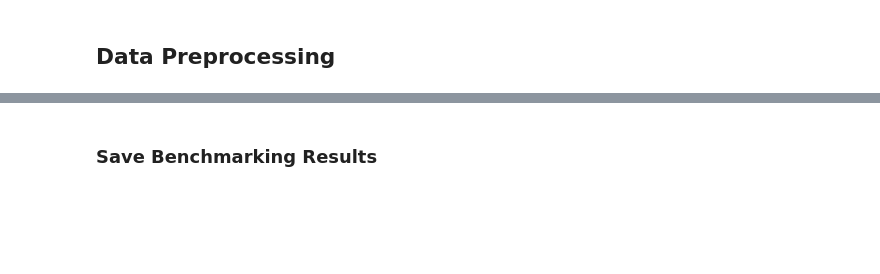
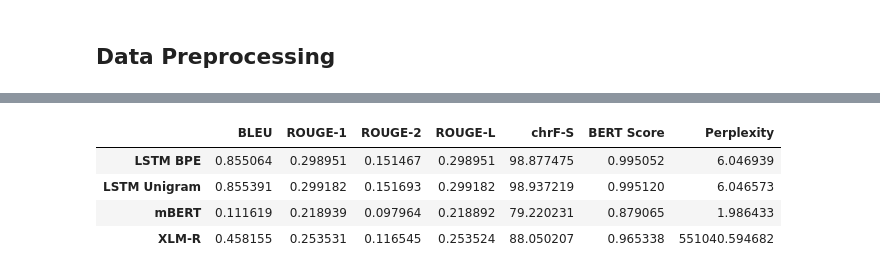
Before and after one commit to waiyanminkhaing/ms-thesis, a Jupyter notebook: baseline-models.ipynb, the cells around one changed output, grey strips where cells are left out. Cells and saved outputs as stored; diff of their text form; code cells hidden in the pictures; blank space fills up the shorter version.

```diff
--- a/baseline-models.ipynb
+++ b/baseline-models.ipynb
@@ -1627,17 +1675,4 @@ Get mean BLEU, ROUGE, and Perplexity for LSTM (BPE & Unigram), mBERT, and XLM-R.
 # %%
 # Define the model names and their respective column prefixes
 benchmarking_model_names = ["LSTM BPE", "LSTM Unigram", "mBERT", "XLM-R"]
-benchmarking_column_prefixes = ["bpe", "unigram", "mBERT", "XLM-R"]
-
-# Compute mean scores dynamically using a dictionary comprehension
-benchmarking_mean_scores = {
-    model: {
-        "BLEU": df[f"bleu_{prefix}"].mean(),
-        "ROUGE": df[f"rouge_{prefix}"].mean(),
-        "Perplexity": df[f"perplexity_{prefix}"].mean(),
-    }
-    for model, prefix in zip(benchmarking_model_names, benchmarking_column_prefixes)
-}
-
-# Display mean scores
-pprint.pprint(benchmarking_mean_scores)
+benchmarking_column_prefixes = ["bpe", "unigram", "mbert", "xlmr"]
@@ -1662,2 +1678,0 @@ for metric in benchmarking_metrics:
-# %% [markdown]
-### Save Benchmarking Results
@@ -1666,0 +1679,26 @@ save_models_df(benchmarking_results, "benchmarking_results")
+# %%
+# Compute mean scores dynamically using a dictionary comprehension
+benchmarking_mean_scores = {
+    model: {
+        "BLEU": benchmarking_loaded_datasets[f"lstm_{prefix}"].bleu.mean() if f"lstm_{prefix}" in benchmarking_loaded_datasets else benchmarking_loaded_datasets[f"multilingual_{prefix}"].bleu.mean(),
+        "ROUGE-1": benchmarking_loaded_datasets[f"lstm_{prefix}"].rouge1.mean() if f"lstm_{prefix}" in benchmarking_loaded_datasets else benchmarking_loaded_datasets[f"multilingual_{prefix}"].rouge1.mean(),
+        "ROUGE-2": benchmarking_loaded_datasets[f"lstm_{prefix}"].rouge2.mean() if f"lstm_{prefix}" in benchmarking_loaded_datasets else benchmarking_loaded_datasets[f"multilingual_{prefix}"].rouge2.mean(),
+        "ROUGE-L": benchmarking_loaded_datasets[f"lstm_{prefix}"].rougeL.mean() if f"lstm_{prefix}" in benchmarking_loaded_datasets else benchmarking_loaded_datasets[f"multilingual_{prefix}"].rougeL.mean(),
+        "chrF-S": benchmarking_loaded_datasets[f"lstm_{prefix}"].chrF.mean() if f"lstm_{prefix}" in benchmarking_loaded_datasets else benchmarking_loaded_datasets[f"multilingual_{prefix}"].chrF.mean(),
+        "BERT Score": benchmarking_loaded_datasets[f"lstm_{prefix}"].bert.mean() if f"lstm_{prefix}" in benchmarking_loaded_datasets else benchmarking_loaded_datasets[f"multilingual_{prefix}"].bert.mean(),
+        "Perplexity": benchmarking_loaded_datasets[f"lstm_{prefix}"].perplexity.mean() if f"lstm_{prefix}" in benchmarking_loaded_datasets else benchmarking_loaded_datasets[f"multilingual_{prefix}"].perplexity.mean(),
+    }
+    for model, prefix in zip(benchmarking_model_names, benchmarking_column_prefixes)
+}
+# %%
+# Convert mean scores dictionary to DataFrame for better visualization
+benchmarking_mean_scores_df = pd.DataFrame.from_dict(benchmarking_mean_scores, orient='index')
+# %%
+# Display mean scores
+display(benchmarking_mean_scores_df)
+# %% [output]
+|  | BLEU | ROUGE-1 | ROUGE-2 | ROUGE-L | chrF-S | BERT Score | Perplexity |
+| LSTM BPE | 0.855064 | 0.298951 | 0.151467 | 0.298951 | 98.877475 | 0.995052 | 6.046939 |
+| LSTM Unigram | 0.855391 | 0.299182 | 0.151693 | 0.299182 | 98.937219 | 0.995120 | 6.046573 |
+| mBERT | 0.111619 | 0.218939 | 0.097964 | 0.218892 | 79.220231 | 0.879065 | 1.986433 |
+| XLM-R | 0.458155 | 0.253531 | 0.116545 | 0.253524 | 88.050207 | 0.965338 | 551040.594682 |
```
Also changed, not shown: parts of 24 cells of this notebook.
